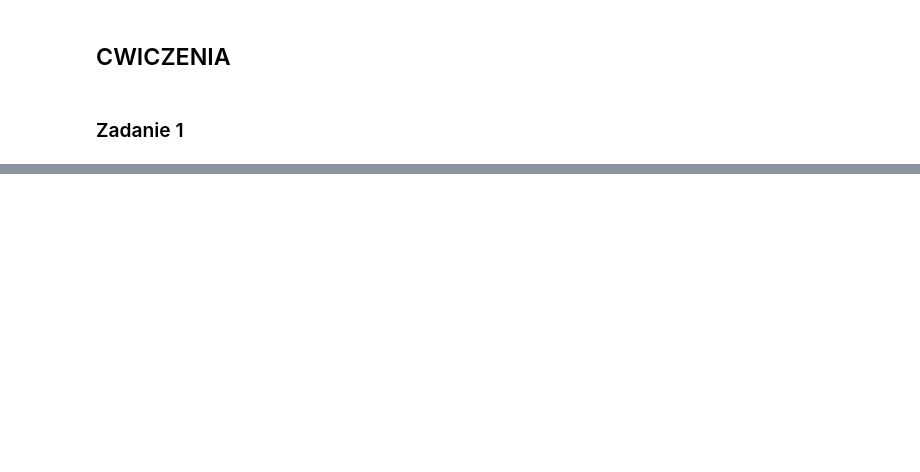
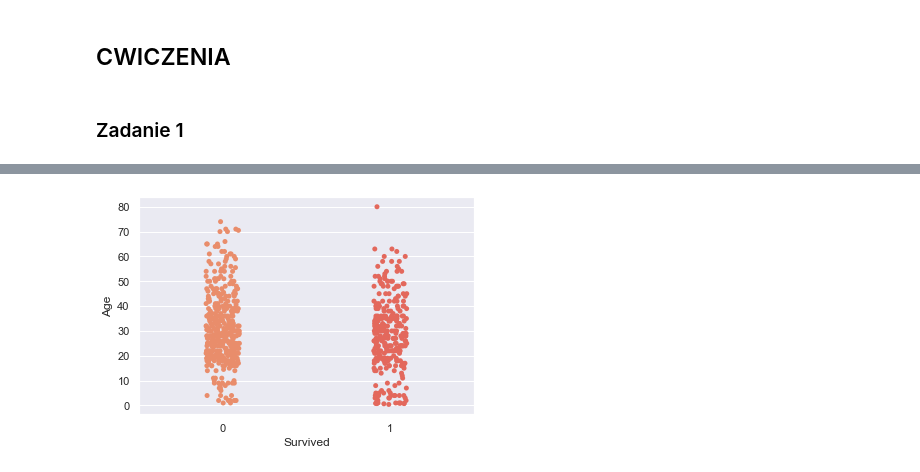
Before and after one commit to Tomaszsachanowski/ML-Scikit-Learn-Tensorflow, a Jupyter notebook: Chapter-3.ipynb, the cells around one changed output, grey strips where cells are left out. Cells and saved outputs as stored; diff of their text form; code cells hidden in the pictures; blank space fills up the shorter version.

```diff
--- a/Chapter-3.ipynb
+++ b/Chapter-3.ipynb
@@ -517,0 +734,5 @@ AttributeError: 'GridSearchCV' object has no attribute 'best_params_'
+# %%
+sns.stripplot(data=train_data_clean, x='Survived', y='Age')
+plt.show()
+# %% [output]
+[figure, added]
```
Also changed, not shown: parts of 86 cells of this notebook, 3 other files.
